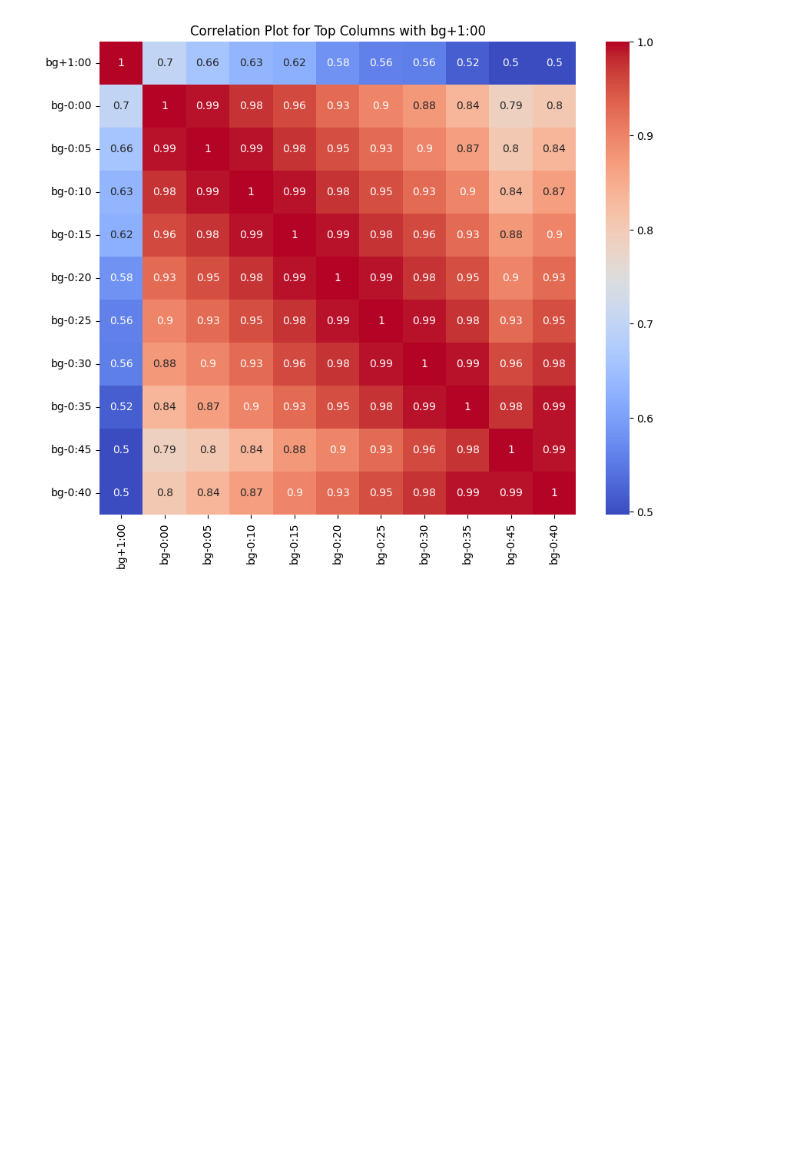
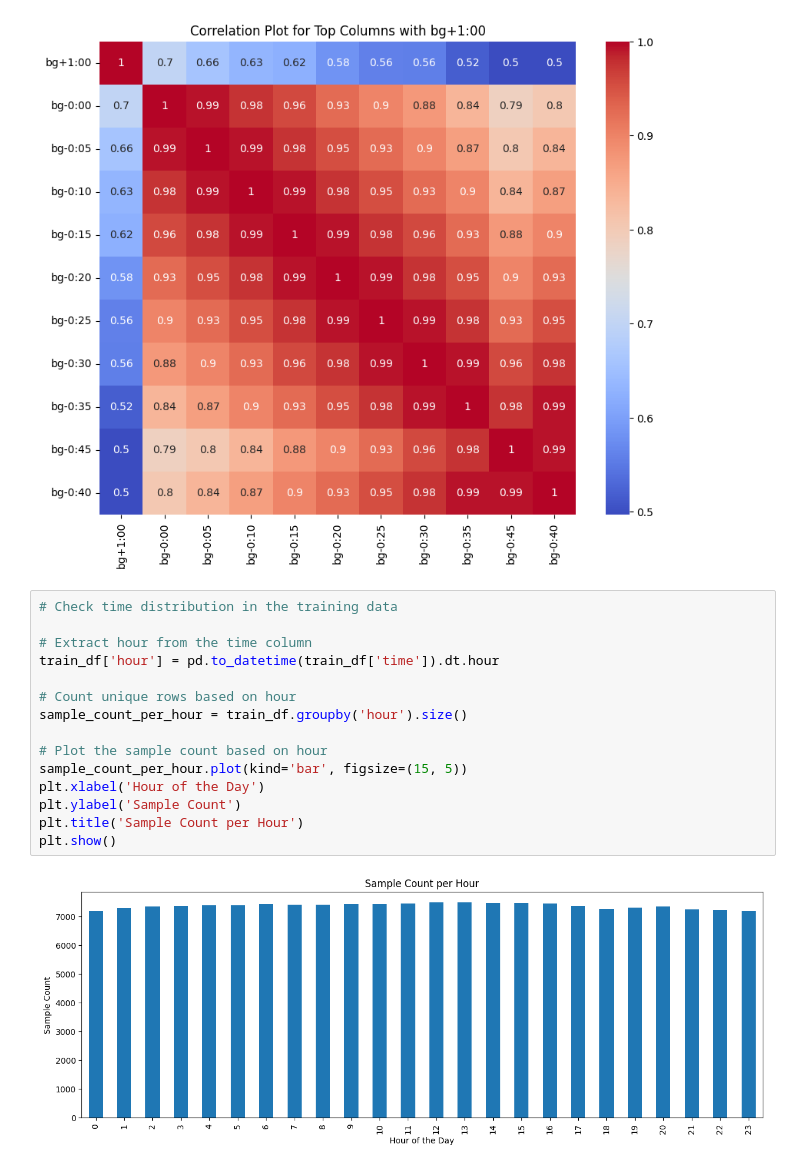
Before and after one commit to msundarv/BrisT1D-Blood-Glucose-Prediction, a Jupyter notebook: 01_Data_Exploration.ipynb, the cells around one changed output. Cells and saved outputs as stored; diff of their text form; blank space fills up the shorter version.

Commit message:
Updated Data Exploration Notebook

```diff
--- a/01_Data_Exploration.ipynb
+++ b/01_Data_Exploration.ipynb
@@ -159,3 +159,20 @@ plt.show()
 # %% [output]
 Top 50 correlated features ['bg+1:00', 'bg-0:00', 'bg-0:05', 'bg-0:10', 'bg-0:15', 'bg-0:20', 'bg-0:25', 'bg-0:30', 'bg-0:35', 'bg-0:45', 'bg-0:40', 'bg-0:50', 'bg-1:00', 'bg-0:55', 'bg-1:05', 'bg-1:1 ...
 [figure]
+# %%
+# Check time distribution in the training data
+
+# Extract hour from the time column
+train_df['hour'] = pd.to_datetime(train_df['time']).dt.hour
+
+# Count unique rows based on hour
+sample_count_per_hour = train_df.groupby('hour').size()
+
+# Plot the sample count based on hour
+sample_count_per_hour.plot(kind='bar', figsize=(15, 5))
+plt.xlabel('Hour of the Day')
+plt.ylabel('Sample Count')
+plt.title('Sample Count per Hour')
+plt.show()
+# %% [output]
+[figure, added]
```
